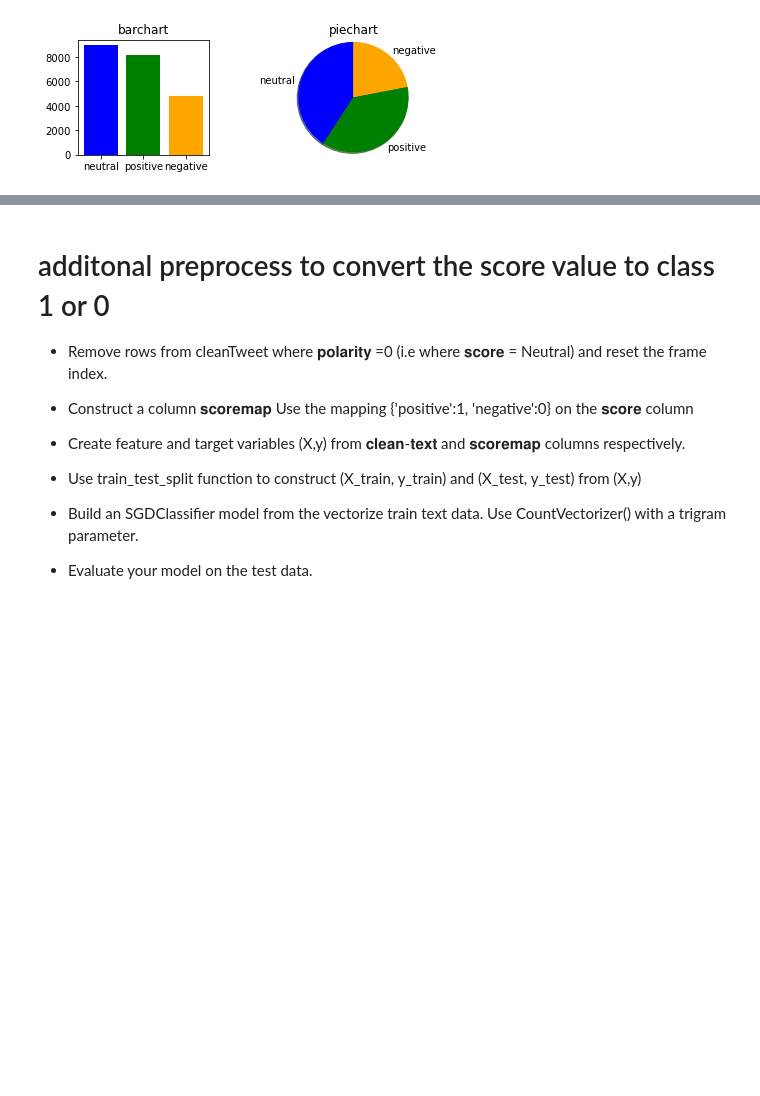
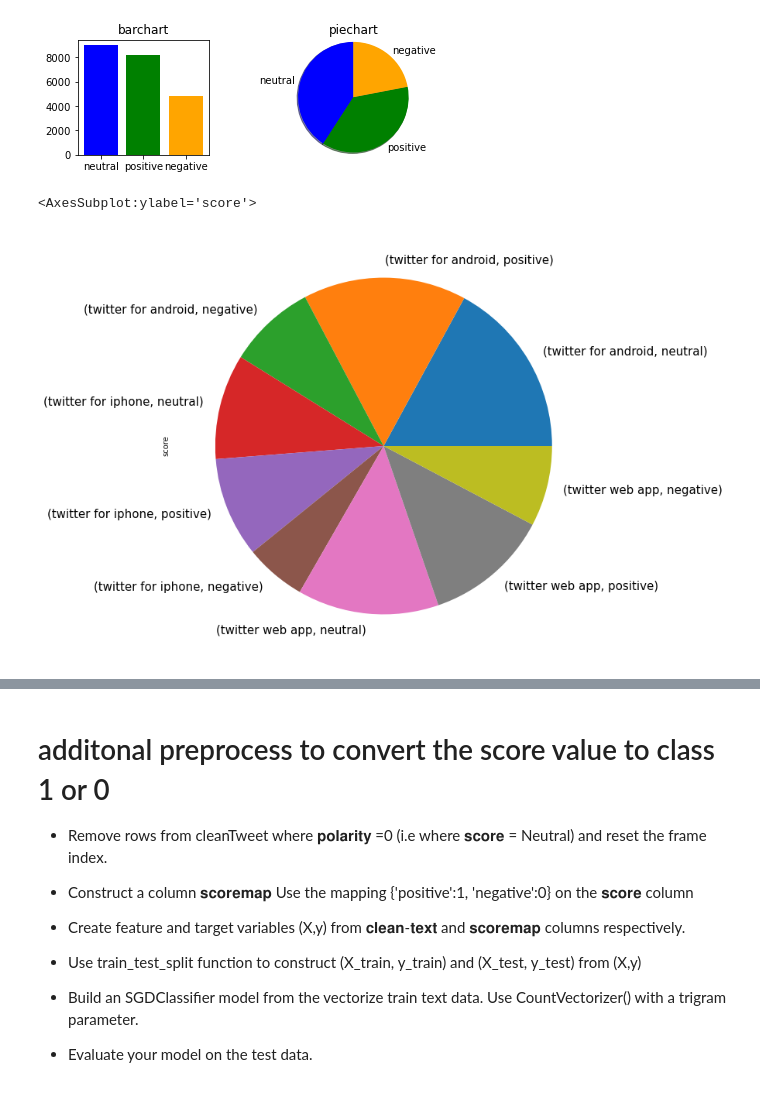
Before and after one commit to degagawolde/twitter-data-analysis, a Jupyter notebook: JupyterNotebooks/EDA.ipynb, the cells around one changed output, grey strips where cells are left out. Cells and saved outputs as stored; diff of their text form; code cells hidden in the pictures; blank space fills up the shorter version.

```diff
--- a/JupyterNotebooks/EDA.ipynb
+++ b/JupyterNotebooks/EDA.ipynb
@@ -352,3 +389,11 @@ plt.subplots_adjust(left=0.2, right=0.99,
                     wspace=0.6, hspace=0.4)
 # %% [output]
 [figure]
+# %%
+common_source =clean_tweet_data[clean_tweet_data['source'].isin( ['twitter for android',
+                                                 'twitter web app',
+                                                 'twitter for iphone' ])]
+common_source.groupby('source')['score'].value_counts().plot.pie(figsize=(12, 10), fontsize=15)
+# %% [output]
+<AxesSubplot:ylabel='score'>
+[figure, added]
```
Also changed, not shown: parts of 47 cells of this notebook, 2 other files.
